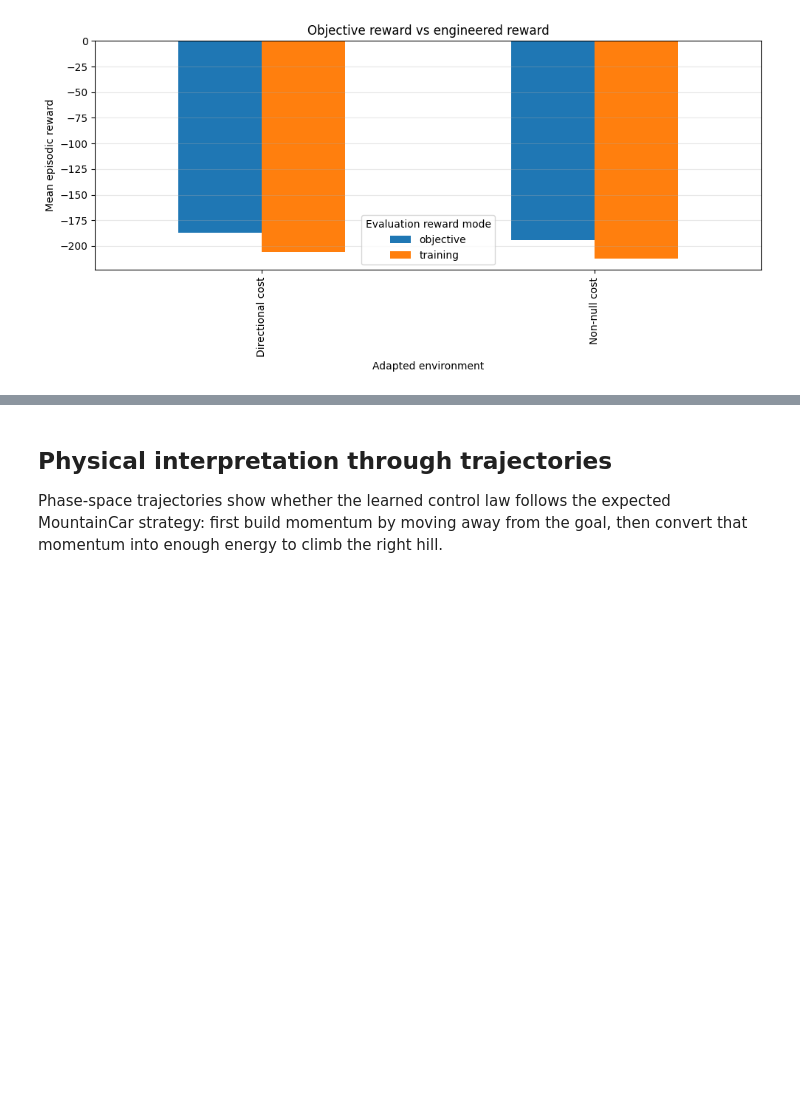
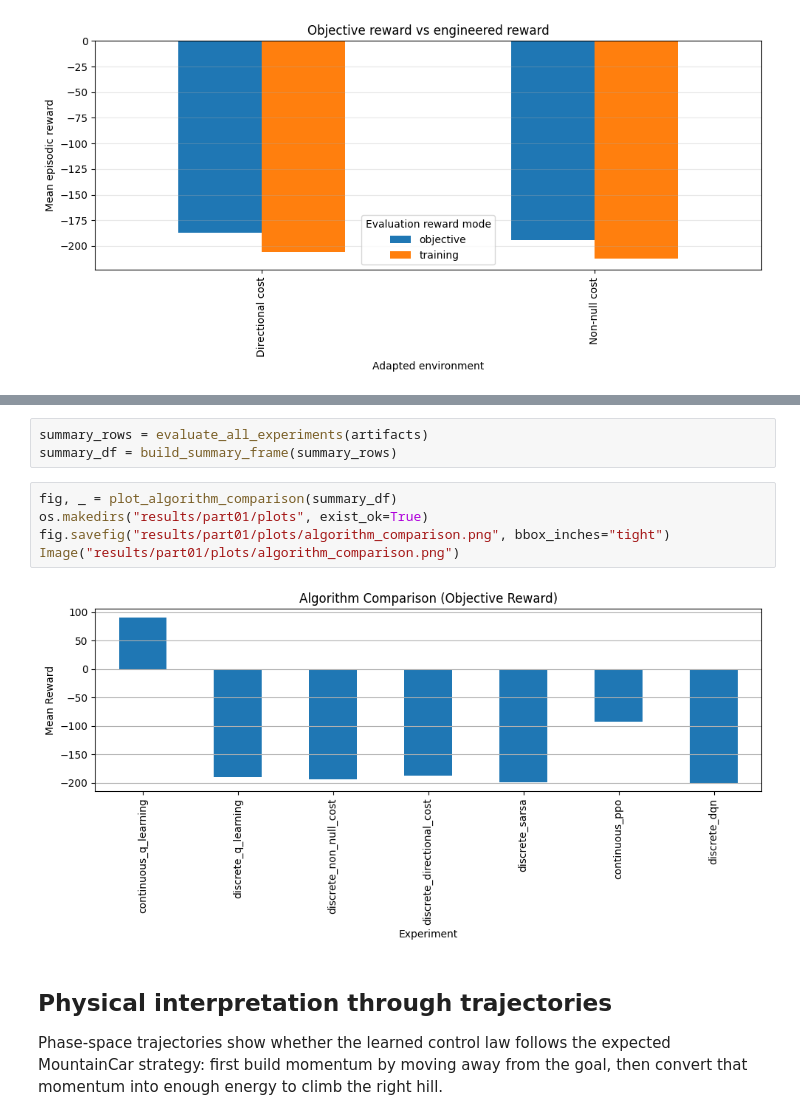
Before and after one commit to Jjanne/RLgroupproject, a Jupyter notebook: src/mountain_car.ipynb, the cells around one changed output, grey strips where cells are left out. Cells and saved outputs as stored; diff of their text form; blank space fills up the shorter version.

```diff
--- a/src/mountain_car.ipynb
+++ b/src/mountain_car.ipynb
@@ -199,3 +219,13 @@ Image("results/part01/plots/reward_tradeoff.png")
+# %%
+summary_rows = evaluate_all_experiments(artifacts)
+summary_df = build_summary_frame(summary_rows)
+# %%
+fig, _ = plot_algorithm_comparison(summary_df)
+os.makedirs("results/part01/plots", exist_ok=True)
+fig.savefig("results/part01/plots/algorithm_comparison.png", bbox_inches="tight")
+Image("results/part01/plots/algorithm_comparison.png")
+# %% [output]
+[figure, added]
 # %% [markdown]
 ## Physical interpretation through trajectories
 
```
Also changed, not shown: parts of 10 cells of this notebook.
